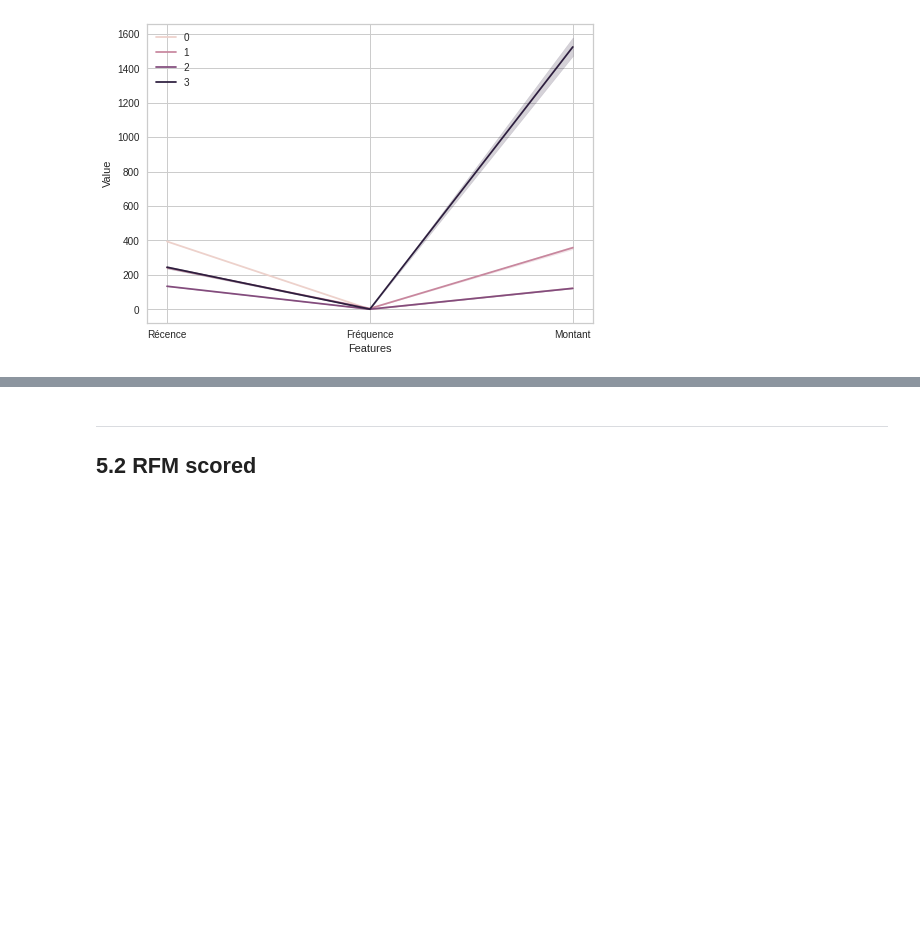
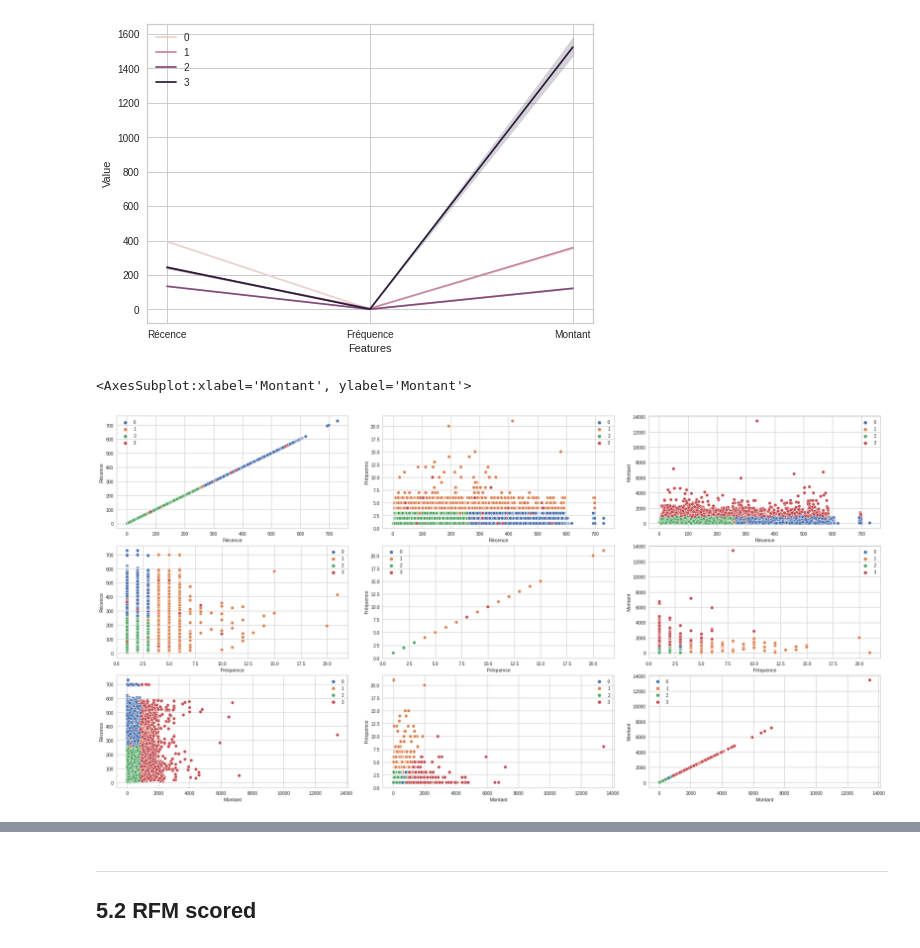
Before and after one commit to curiousmindflow/oc-ml-p4, a Jupyter notebook: modelisation.ipynb, the cells around one changed output, grey strips where cells are left out. Saved outputs shown, nothing was run; the diff lists cells and outputs as text; code cells hidden in the pictures; blank space fills up the shorter version.

```diff
--- a/modelisation.ipynb
+++ b/modelisation.ipynb
@@ -613,3 +623,38 @@ display
 | 2 | 134.403872 | 1 | 264 | 1.205660 | 1 | 3 | 122.294499 | 0.85 | 859.9 | 60284 |
 | 3 | 244.760274 | 9 | 699 | 1.687422 | 1 | 10 | 1523.029315 | 819.89 | 13440.0 | 1606 |
 [figure]
+# %%
+pred = KMeans(n_clusters=4, random_state=1).fit_predict(data_preproc)
+# %%
+plt.subplots(3, 3, figsize=(30, 15))
+plt.subplots_adjust(wspace=0.15, hspace=0.15)
+
+plt.subplot(3 ,3, 1)
+sns.scatterplot(x=data["Récence"], y=data["Récence"], hue=pred, palette="deep")
+
+plt.subplot(3 ,3, 2)
+sns.scatterplot(x=data["Récence"], y=data["Fréquence"], hue=pred, palette="deep")
+
+plt.subplot(3 ,3, 3)
+sns.scatterplot(x=data["Récence"], y=data["Montant"], hue=pred, palette="deep")
+
+plt.subplot(3 ,3, 4)
+sns.scatterplot(x=data["Fréquence"], y=data["Récence"], hue=pred, palette="deep")
+
+plt.subplot(3 ,3, 5)
+sns.scatterplot(x=data["Fréquence"], y=data["Fréquence"], hue=pred, palette="deep")
+
+plt.subplot(3 ,3, 6)
+sns.scatterplot(x=data["Fréquence"], y=data["Montant"], hue=pred, palette="deep")
+
+plt.subplot(3 ,3, 7)
+sns.scatterplot(x=data["Montant"], y=data["Récence"], hue=pred, palette="deep")
+
+plt.subplot(3 ,3, 8)
+sns.scatterplot(x=data["Montant"], y=data["Fréquence"], hue=pred, palette="deep")
+
+plt.subplot(3 ,3, 9)
+sns.scatterplot(x=data["Montant"], y=data["Montant"], hue=pred, palette="deep")
+# %% [output]
+<AxesSubplot:xlabel='Montant', ylabel='Montant'>
+[figure, added]
```
Also changed, not shown: parts of 7 cells of this notebook.
